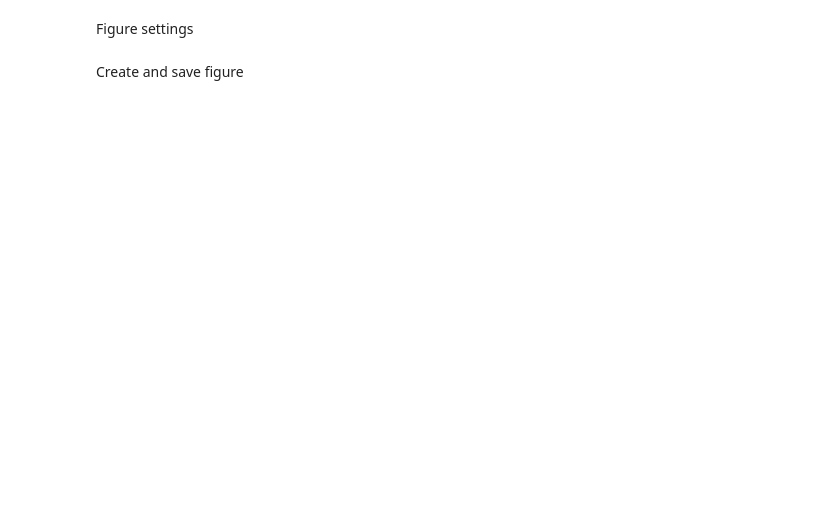
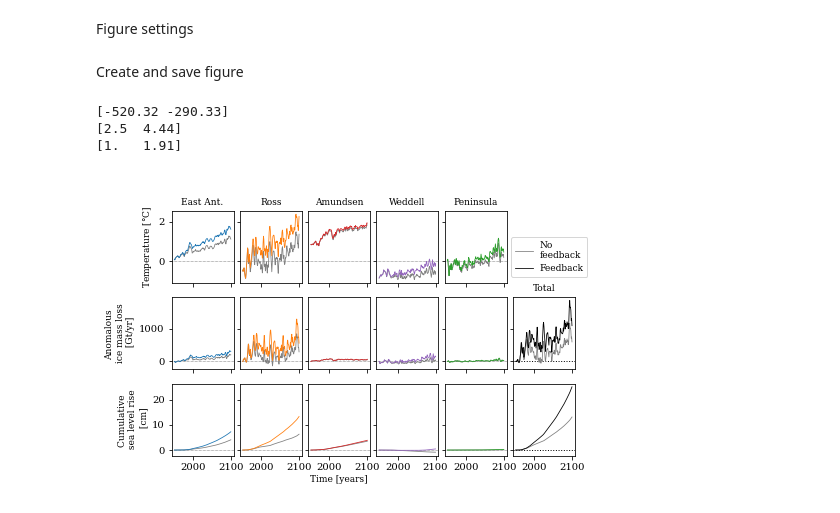
Before and after one commit to erwinlambert/feedback, a Jupyter notebook: notebooks/Draftplot_single_ensemble.ipynb, the cells around one changed output. Drawn from its saved outputs; the diff is of its cells as text; code cells hidden in the pictures; blank space fills up the shorter version.

```diff
--- a/notebooks/Draftplot_single_ensemble.ipynb
+++ b/notebooks/Draftplot_single_ensemble.ipynb
@@ -111,12 +117,12 @@ for b,bas in enumerate(ens.basin.values):
         dax.axhline(0,0,1,ls=':',c='k',lw=.5)
 
         #No feedback in grey
-        dax.plot(ens.time,var[0,:,b],c='.5',lw=1,ls='--')#,label='No feedback')
+        dax.plot(ens.time,var[0,:,b],c='.5',lw=.8)#,label='No feedback')
 
         #if v == 1:
         #    dax.text(.1,.8,f'{var[0,-1,b]:.1f}',transform=dax.transAxes)
 
-        dax.plot(ens.time,var[1,:,b],c=ad.bcol[bas],lw=1)#,label='Feedback b.r.')
+        dax.plot(ens.time,var[1,:,b],c=ad.bcol[bas],lw=.8)#,label='Feedback b.r.')
         #dax.plot(ens.time,var[2,:,b],c=ad.bcol[bas],lw=1,label='Feedback a.r.')
         #if v>1:
         #    dax.text(.1,.8,f"{100*((var[ens.nconv,-1,b]-var[ens.nconv,0,b])-(var[0,-1,b]-var[0,0,b]))/np.abs(var[0,-1,b]-var[0,0,b]):+.0f}%",transform=dax.transAxes,weight='bold',c=ad.bcol[bas])
@@ -124,33 +130,38 @@ for b,bas in enumerate(ens.basin.values):
     ax[0,b].set_title(bas)
 
 for v,var in enumerate(varbs):
     dax = ax[v,-1]
     if v<len(varbs)-2:
         dax.set_visible(False)
         continue
     dax.axhline(0,0,1,ls=':',c='k')
-    dax.plot(ens.time,np.sum(var[0,:,:],axis=-1),c='.5',lw=1,ls='--',label='No feedback')
-    dax.plot(ens.time,np.sum(var[1,:,:],axis=-1),c='k',lw=1,label='Feedback')
+    dax.plot(ens.time,np.sum(var[0,:,:],axis=-1),c='.5',lw=.8,label='No\nfeedback')
+    dax.plot(ens.time,np.sum(var[1,:,:],axis=-1),c='k',lw=.8,label='Feedback')
     #dax.plot(ens.time,np.sum(var[2,:,:],axis=-1),c='k',lw=1,label='Feedback\nafter recal.')
 
     print(np.sum(var[:,2017-ens.year0,:]-var[:,1979-ens.year0,:],axis=-1))
 
 print(np.sum(var[:,-1,:],axis=-1)/np.sum(var[0,-1,:],axis=-1))
 
 ax[-1,2].set_xlabel('Time [years]')
 ax[0,0].set_ylabel(r'Temperature [$\degree$C]')
 ax[1,0].set_ylabel('Basal melt \n anomaly \n [m/yr]')
 ax[-2,0].set_ylabel('Anomalous \n ice mass loss \n [Gt/yr]')
 ax[-1,0].set_ylabel('Cumulative \n sea level rise \n [cm]')
 #ax[2,2].set_ylim([0,1])
-ax[1,-1].legend(fontsize=6.5,loc='upper left', bbox_to_anchor=(-.1, 1.8))
+ax[1,-1].legend(loc='upper left', bbox_to_anchor=(-.1, 1.9))
 ax[1,-1].set_title('Total')
 #ax[0,0].set_ylim([-1,1])
 #ax[1,1].set_ylim([-10000,10000])
 #ax[2,2].set_ylim([-1,2])
 
 #ax[1,1].set_ylim([-1000,5000])
 #ax[2,2].set_ylim([-1,2])
 
 plt.savefig(savename)
 plt.show()
+# %% [output]
+[-520.32 -290.33]
+[2.5  4.44]
+[1.   1.91]
+[figure, added]
```
Also changed, not shown: parts of 1 cell of this notebook, 2 other files.
